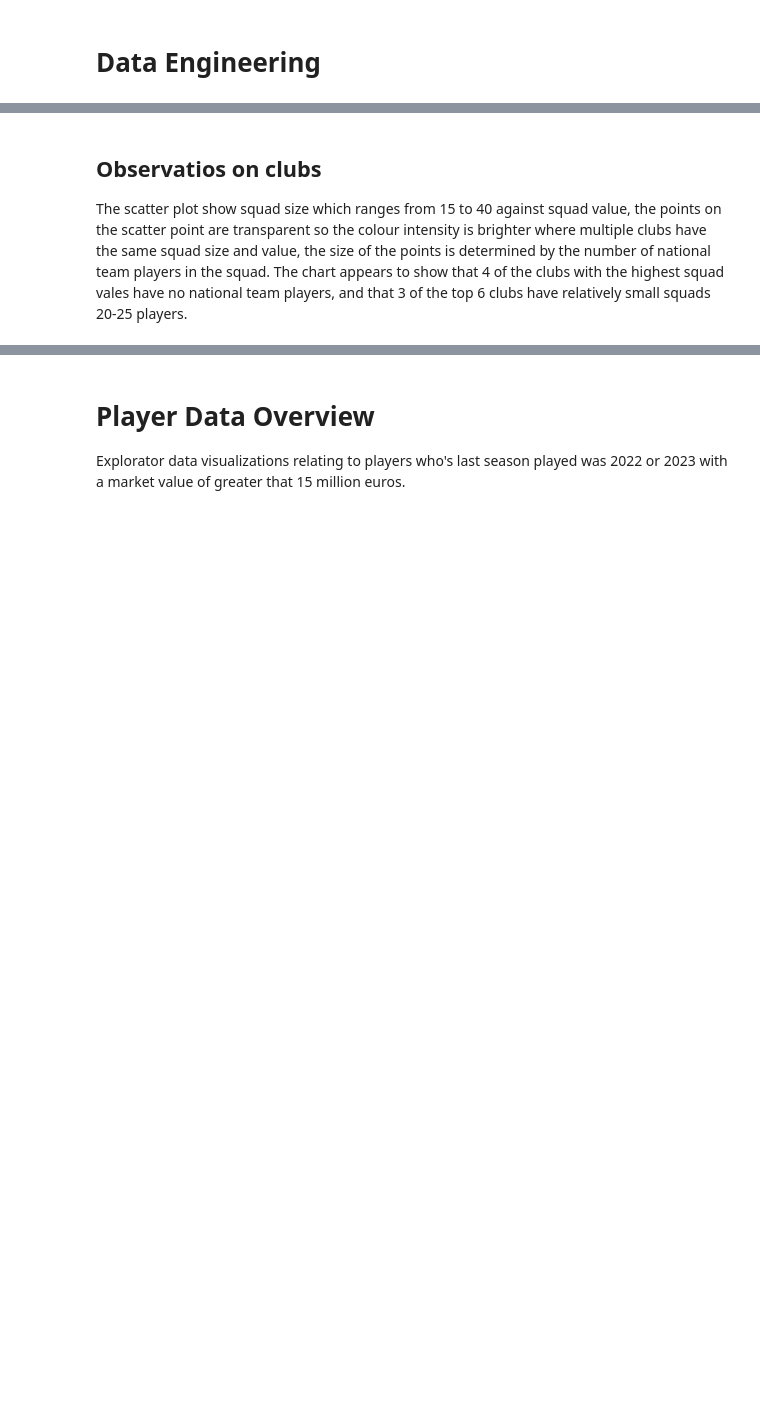
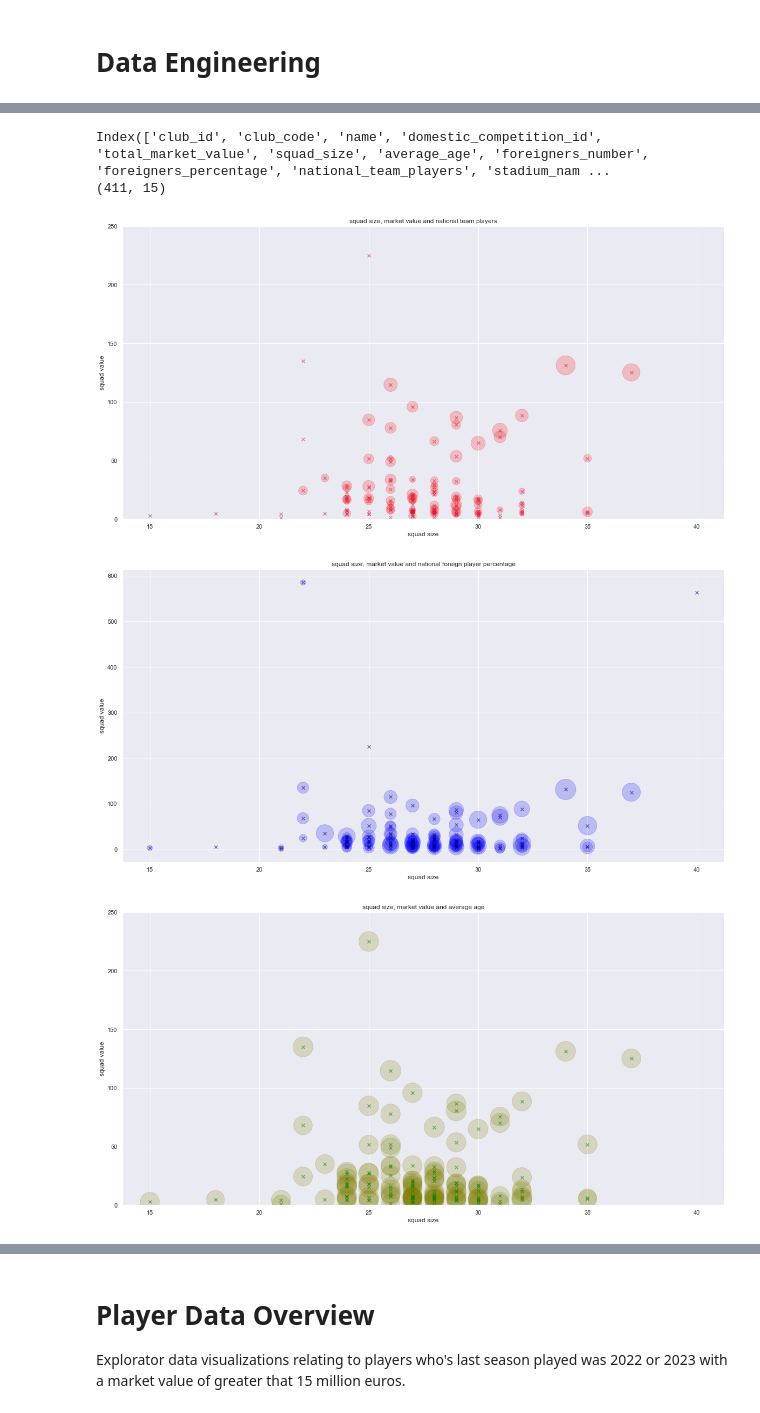
Before and after one commit to davidcoxon/Kaggle, a Jupyter notebook: Football/Transfermarket2.ipynb, the cells around one changed output, grey strips where cells are left out. Saved outputs shown, nothing was run; the diff lists cells and outputs as text; code cells hidden in the pictures; blank space fills up the shorter version.

Commit message:
update clubs
update clubs by league

```diff
--- a/Football/Transfermarket2.ipynb
+++ b/Football/Transfermarket2.ipynb
@@ -150,5 +100,48 @@ Index(['club_id', 'club_code', 'name', 'domestic_competition_id', 'total_market_
-# %% [markdown]
-## Observatios on clubs
-
-The scatter plot show squad size which ranges from 15 to 40 against squad value, the points on the scatter point are transparent so the colour intensity is brighter where multiple clubs have the same squad size and value, the size of the points is determined by the number of national team players in the squad.
-The chart appears to show that 4 of the clubs with the highest squad vales have no national team players, and that 3 of the top 6 clubs have relatively small squads 20-25 players.
+# %%
+print(clubs_df.columns)
+print(clubs_df.shape)
+
+# Visualize of squad size, value and national team players
+plt.scatter(clubs_df['squad_size'],y=clubs_df['total_market_value'], c='red',alpha=0.2, s=clubs_df['national_team_players']*70)
+plt.scatter(clubs_df['squad_size'],y=clubs_df['total_market_value'], c='crimson',alpha=0.5, marker='x')
+plt.ylim(0,250)
+plt.xlabel('squad size'); plt.ylabel('squad value')
+plt.title('squad size, market value and national team players')
+plt.show()
+
+# Visualize of squad size, value and national team players
+plt.scatter(clubs_df['squad_size'],y=clubs_df['total_market_value'], c='blue',alpha=0.2, s=clubs_df['foreigners_number']*50)
+plt.scatter(clubs_df['squad_size'],y=clubs_df['total_market_value'], c='navy',alpha=0.5, marker='x')
+plt.xlabel('squad size'); plt.ylabel('squad value')
+plt.title('squad size, market value and national foreign player percentage')
+plt.show()
+
+# Visualize of squad size, value and national team players
+plt.scatter(clubs_df['squad_size'],y=clubs_df['total_market_value'], c='olive',alpha=0.2, s=clubs_df['average_age']*50)
+plt.scatter(clubs_df['squad_size'],y=clubs_df['total_market_value'], c='green',alpha=0.5, marker='x')
+plt.ylim(0,250) #;plt.xlim(15,40)
+plt.xlabel('squad size'); plt.ylabel('squad value')
+plt.title('squad size, market value and average age')
+plt.show()
+
+# Visualize of squad size, value and national team players
+n=1;colour=['coral','pink','r','crimson','orange','gold','olive','g','darkgreen','lightblue','cornflowerblue','b','navy','purple']
+leagues=clubs_df.domestic_competition_id.unique()
+#fig, ax = plt.subplots(5, 3)
+plt.figure(figsize=(20,20))
+for league in leagues:
+    plt.subplot(5,3,n);n=n+1
+    clubs_df1 = clubs_df[(clubs_df.domestic_competition_id==league)]
+    plt.scatter(clubs_df1['squad_size'],y=clubs_df1['total_market_value'], label=league,color=colour[n-2],alpha=0.25, s=clubs_df1['national_team_players']*75)
+    plt.scatter(clubs_df1['squad_size'],y=clubs_df1['total_market_value'], color=colour[n-2],alpha=0.75, marker='x')
+    plt.xlabel('squad size'); plt.ylabel('squad value')
+    plt.ylim(0,250);plt.xlim(15,40)
+    plt.title(league);#plt.legend()
+    fig.tight_layout()
+plt.show()
+# %% [output]
+Index(['club_id', 'club_code', 'name', 'domestic_competition_id', 'total_market_value', 'squad_size', 'average_age', 'foreigners_number', 'foreigners_percentage', 'national_team_players', 'stadium_nam ...
+(411, 15)
+[figure, added]
+[figure, added]
+[figure, added]
```
Also changed, not shown: parts of 25 cells of this notebook.
